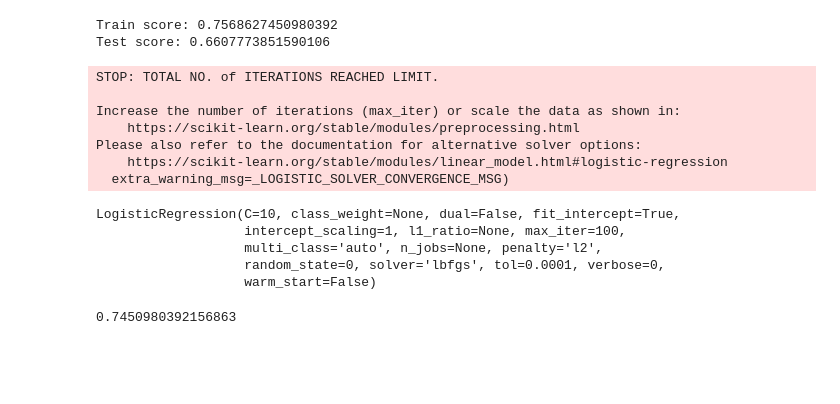
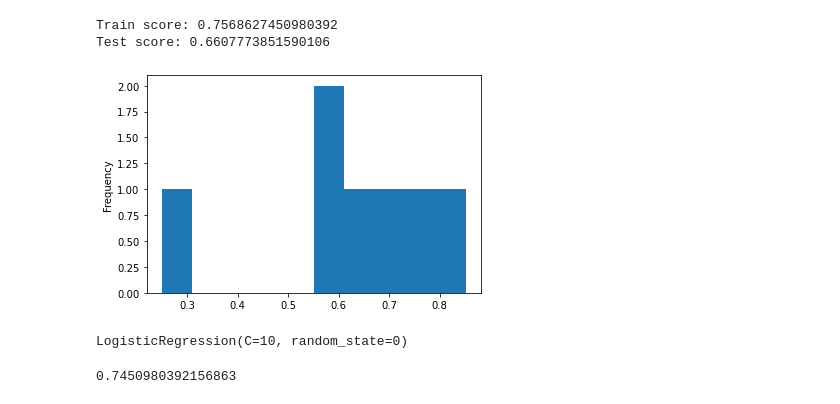
Before and after one commit to bryonie/Multi-Class-Text-Classification, a Jupyter notebook: Fix_Gridcearch.ipynb, the cells around one changed output. Drawn from its saved outputs; the diff is of its cells as text; code cells hidden in the pictures; blank space fills up the shorter version.

Commit message:
Add thingie for f1 score table

```diff
--- a/Fix_Gridcearch.ipynb
+++ b/Fix_Gridcearch.ipynb
@@ -411,5 +415,5 @@ SVM_cl.score(val_x, val_y)
 # %% [output]
 0.7568627450980392
 # %%
-preds = SVM_cl.predict(val_x)
+SVMpreds = SVM_cl.predict(val_x)
 # %%
@@ -428,3 +432,8 @@ Agressie en extreme lichamelijke inspanning       1.00      0.50      0.67
                                    accuracy                           0.76       255
                                   macro avg       0.75      0.57      0.63       255
                                weighted avg       0.75      0.76      0.75       255
+# %%
+nSVM_class_rep = classification_report(val_y, SVMpreds, output_dict=True)
+# print(nSVM_class_rep)
+nSVM_class_repDF = pd.DataFrame(nSVM_class_rep).transpose()
+nSVM_class_repDF["f1-score"][0:7]
@@ -457,22 +510,18 @@ print("Test score:",SVM_cl.score(test_X, test_y))
 # %% [output]
 Train score: 0.7568627450980392
 Test score: 0.6607773851590106
+# %%
+# feat_importancesRFC = pd.Series(grid_imbaRFC.best_estimator_.named_steps['randomforestclassifier'].feature_importances_, index=tf.get_feature_names())
+# feat_importancesRFC.nlargest(10).plot(kind='barh')
+nSVM_class_repDF["f1-score"][0:7].plot(kind='hist')
+plt.show()
+# %% [output]
+[figure, added]
 # %%
 lr_gc = LogisticRegression(random_state=0, penalty='l2', C=10 )
-lr_gc.fit(X,y)
+lr_gc.fit(X_train,Y_train)
 # %% [output]
-STOP: TOTAL NO. of ITERATIONS REACHED LIMIT.
-
-Increase the number of iterations (max_iter) or scale the data as shown in:
-    https://scikit-learn.org/stable/modules/preprocessing.html
-Please also refer to the documentation for alternative solver options:
-    https://scikit-learn.org/stable/modules/linear_model.html#logistic-regression
-  extra_warning_msg=_LOGISTIC_SOLVER_CONVERGENCE_MSG)
+LogisticRegression(C=10, random_state=0)
-LogisticRegression(C=10, class_weight=None, dual=False, fit_intercept=True,
-                   intercept_scaling=1, l1_ratio=None, max_iter=100,
-                   multi_class='auto', n_jobs=None, penalty='l2',
-                   random_state=0, solver='lbfgs', tol=0.0001, verbose=0,
-                   warm_start=False)
 # %%
 lr_gc.score(val_x, val_y)
 # %% [output]
```
Also changed, not shown: parts of 24 cells of this notebook.
